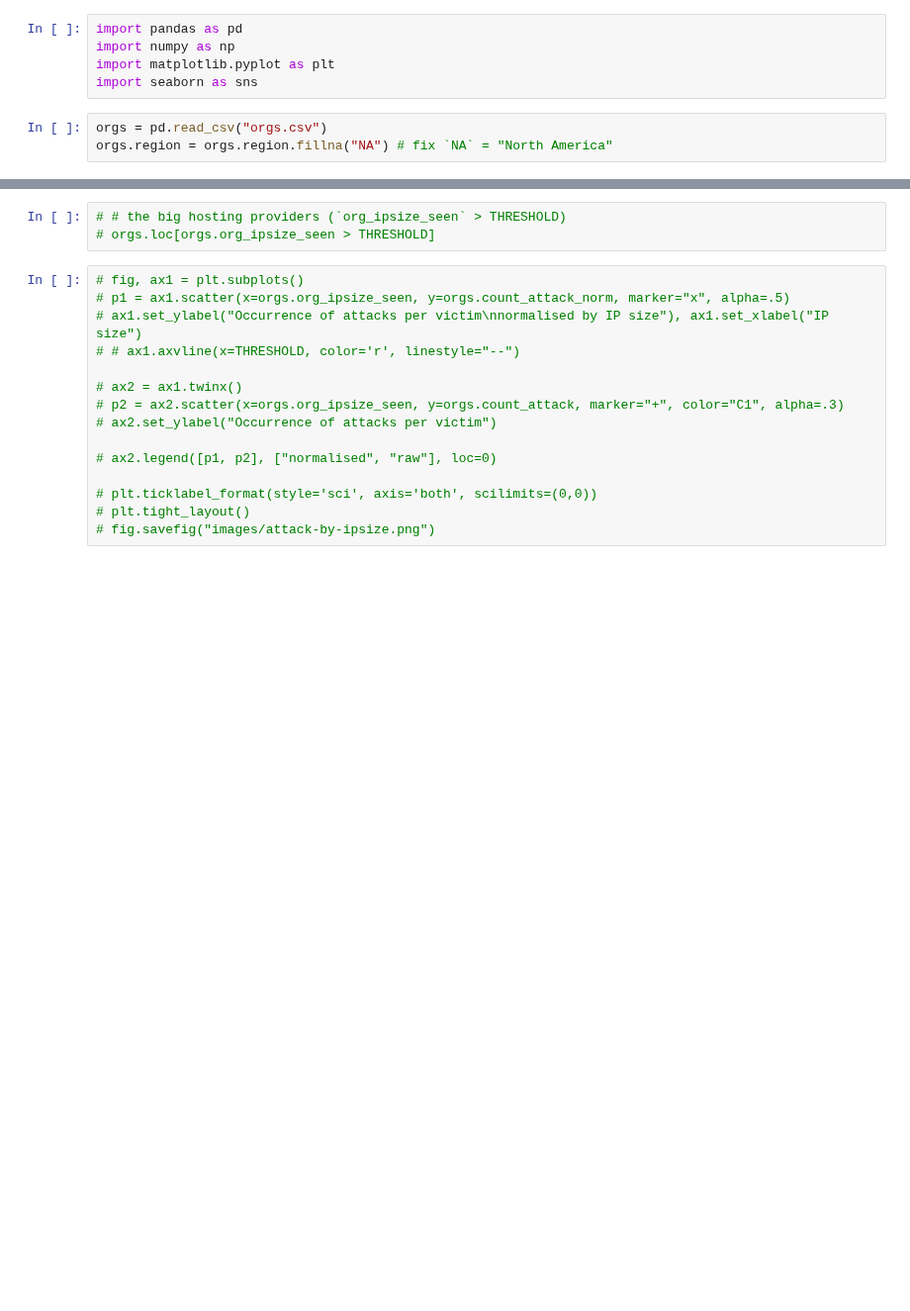
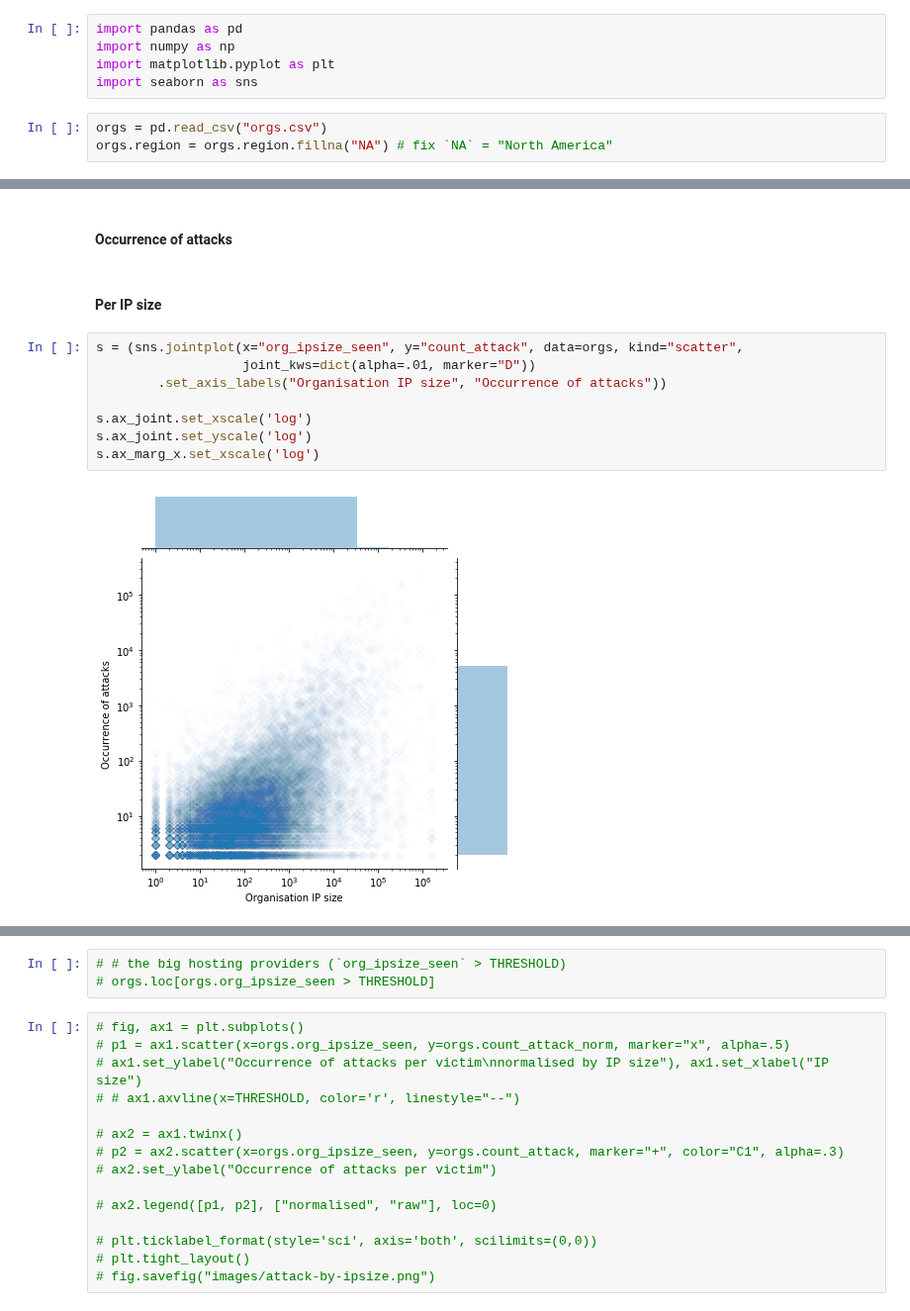
Before and after one commit to WKSu/WM0824TU-economics-of-cybersecurity-DDoS, a Jupyter notebook: block4-SecurityEconomics/hosting-provider-org.ipynb, the cells around one changed output, grey strips where cells are left out. Shown at 99% size. Drawn from its saved outputs; the diff is of its cells as text; blank space fills up the shorter version.

Commit message:
Update data preparation, add visuals

```diff
--- a/block4-SecurityEconomics/hosting-provider-org.ipynb
+++ b/block4-SecurityEconomics/hosting-provider-org.ipynb
@@ -196,0 +184,14 @@ Name: org_ipsize_seen, dtype: float64
+# %% [markdown]
+#### Occurrence of attacks
+# %% [markdown]
+#### Per IP size
+# %%
+s = (sns.jointplot(x="org_ipsize_seen", y="count_attack", data=orgs, kind="scatter",
+                   joint_kws=dict(alpha=.01, marker="D"))
+        .set_axis_labels("Organisation IP size", "Occurrence of attacks"))
+
+s.ax_joint.set_xscale('log')
+s.ax_joint.set_yscale('log')
+s.ax_marg_x.set_xscale('log')
+# %% [output]
+[figure, added]
```
Also changed, not shown: parts of 11 cells of this notebook.
